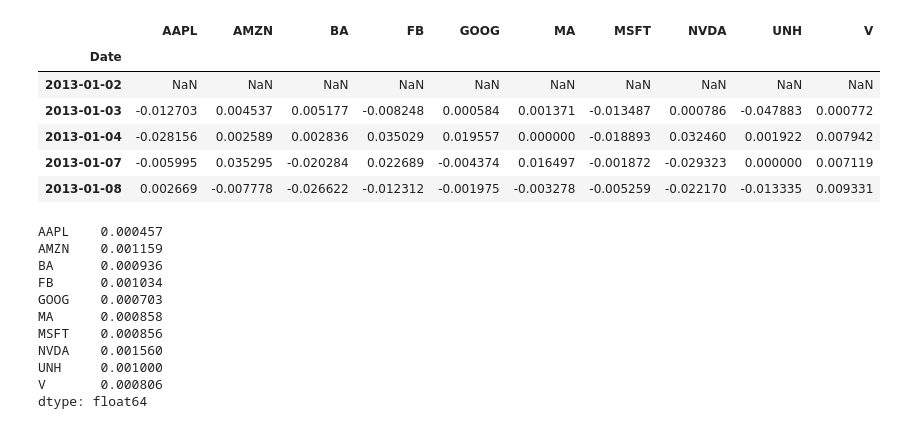
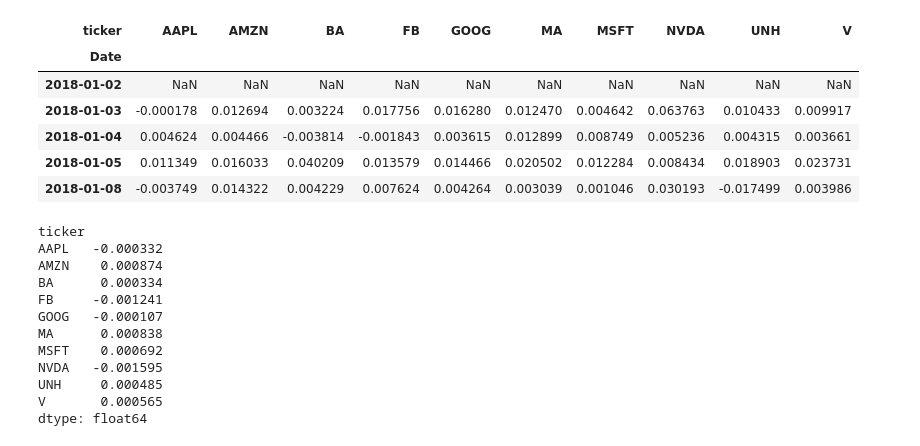
Before and after one commit to demidang12/PSTAT134FinalGroupProject, a Jupyter notebook: FinalProject.ipynb, the cells around one changed output. Drawn from its saved outputs; the diff is of its cells as text; code cells hidden in the pictures.

```diff
--- a/FinalProject.ipynb
+++ b/FinalProject.ipynb
@@ -45,0 +48,16 @@ StockClose
+# %%
+# Stock in our portfolio
+stocks  = ["AAPL", "AMZN", "BA", "FB", "GOOG", "MA", "MSFT", "NVDA", "UNH", "V"]
+
+# Calculate the weekly and yearly returns for stocks
+stockList = []
+# Creates a dataframe from CSV and saves to a list
+for stock in stocks:
+    df = pd.read_csv("{}.csv".format(stock), index_col =0, parse_dates=['Date'])
+    stockList.append(df)
+# Creates a dataframe from the list of dataframes
+stockdf = pd.concat(stockList, keys=stocks)
+stockdf = stockdf.reset_index()
+stockdf.rename(index=str, columns={"level_0":"ticker"}, inplace=True)
+# Impute missing values
+stockdf.head(5)
@@ -45,0 +71,5 @@ StockClose
+# %%
+# To computer the covariance matrix , turn data into long format with pivot table
+datawide = pd.pivot_table(stockdf, values='adj close', index=['Date'], columns='ticker')
+returns = np.log(datawide).diff()
+returns.head(3)
@@ -46,26 +259,27 @@ StockClose
 # %%
-logret = np.log(StockClose).diff()
+logret = np.log(datawide).diff()
 logret.head()
 # %% [output]
-|  | AAPL | AMZN | BA | FB | GOOG | MA | MSFT | NVDA | UNH | V |
+| ticker | AAPL | AMZN | BA | FB | GOOG | MA | MSFT | NVDA | UNH | V |
 | Date |  |  |  |  |  |  |  |  |  |  |
-| 2013-01-02 | NaN | NaN | NaN | NaN | NaN | NaN | NaN | NaN | NaN | NaN |
-| 2013-01-03 | -0.012703 | 0.004537 | 0.005177 | -0.008248 | 0.000584 | 0.001371 | -0.013487 | 0.000786 | -0.047883 | 0.000772 |
-| 2013-01-04 | -0.028156 | 0.002589 | 0.002836 | 0.035029 | 0.019557 | 0.000000 | -0.018893 | 0.032460 | 0.001922 | 0.007942 |
-| 2013-01-07 | -0.005995 | 0.035295 | -0.020284 | 0.022689 | -0.004374 | 0.016497 | -0.001872 | -0.029323 | 0.000000 | 0.007119 |
-| 2013-01-08 | 0.002669 | -0.007778 | -0.026622 | -0.012312 | -0.001975 | -0.003278 | -0.005259 | -0.022170 | -0.013335 | 0.009331 |
+| 2018-01-02 | NaN | NaN | NaN | NaN | NaN | NaN | NaN | NaN | NaN | NaN |
+| 2018-01-03 | -0.000178 | 0.012694 | 0.003224 | 0.017756 | 0.016280 | 0.012470 | 0.004642 | 0.063763 | 0.010433 | 0.009917 |
+| 2018-01-04 | 0.004624 | 0.004466 | -0.003814 | -0.001843 | 0.003615 | 0.012899 | 0.008749 | 0.005236 | 0.004315 | 0.003661 |
+| 2018-01-05 | 0.011349 | 0.016033 | 0.040209 | 0.013579 | 0.014466 | 0.020502 | 0.012284 | 0.008434 | 0.018903 | 0.023731 |
+| 2018-01-08 | -0.003749 | 0.014322 | 0.004229 | 0.007624 | 0.004264 | 0.003039 | 0.001046 | 0.030193 | -0.017499 | 0.003986 |
 # %%
 mu = logret[1:].mean()
 mu
 # %% [output]
-AAPL    0.000457
-AMZN    0.001159
-BA      0.000936
-FB      0.001034
-GOOG    0.000703
-MA      0.000858
-MSFT    0.000856
-NVDA    0.001560
-UNH     0.001000
-V       0.000806
+ticker
+AAPL   -0.000332
+AMZN    0.000874
+BA      0.000334
+FB     -0.001241
+GOOG   -0.000107
+MA      0.000838
+MSFT    0.000692
+NVDA   -0.001595
+UNH     0.000485
+V       0.000565
 dtype: float64
```
Also changed, not shown: parts of 37 cells of this notebook.
